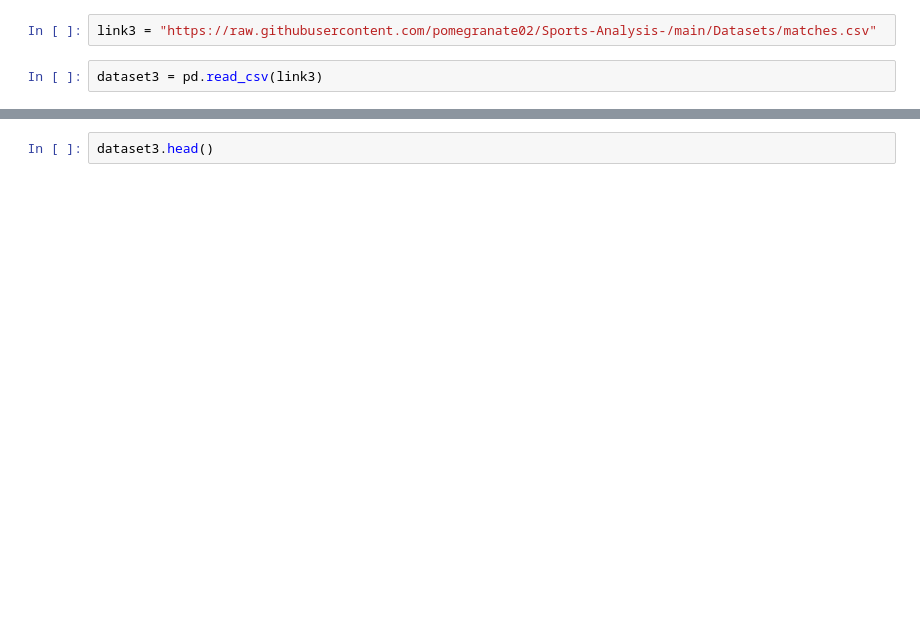
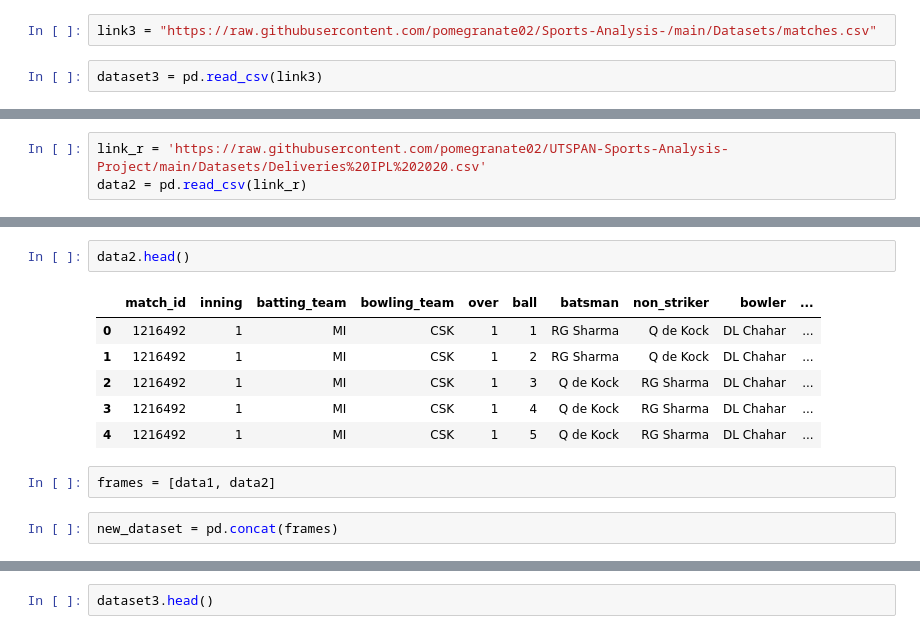
Before and after one commit to ahmadashraf1/UTSPAN-Sports-Analysis-Project, a Jupyter notebook: Untitled2.ipynb, the cells around one changed output, grey strips where cells are left out. Drawn from its saved outputs; the diff is of its cells as text; blank space fills up the shorter version.

```diff
--- a/Untitled2.ipynb
+++ b/Untitled2.ipynb
@@ -54,0 +15,3 @@ dataset3 = pd.read_csv(link3)
+# %%
+link_r = 'https://raw.githubusercontent.com/pomegranate02/UTSPAN-Sports-Analysis-Project/main/Datasets/Deliveries%20IPL%202020.csv'
+data2 = pd.read_csv(link_r)
@@ -54,0 +27,13 @@ dataset3 = pd.read_csv(link3)
+# %%
+data2.head()
+# %% [output]
+|  | match_id | inning | batting_team | bowling_team | over | ball | batsman | non_striker | bowler | ... |
+| 0 | 1216492 | 1 | MI | CSK | 1 | 1 | RG Sharma | Q de Kock | DL Chahar | ... |
+| 1 | 1216492 | 1 | MI | CSK | 1 | 2 | RG Sharma | Q de Kock | DL Chahar | ... |
+| 2 | 1216492 | 1 | MI | CSK | 1 | 3 | Q de Kock | RG Sharma | DL Chahar | ... |
+| 3 | 1216492 | 1 | MI | CSK | 1 | 4 | Q de Kock | RG Sharma | DL Chahar | ... |
+| 4 | 1216492 | 1 | MI | CSK | 1 | 5 | Q de Kock | RG Sharma | DL Chahar | ... |
+# %%
+frames = [data1, data2]
+# %%
+new_dataset = pd.concat(frames)
```
Also changed, not shown: parts of 38 cells of this notebook.
